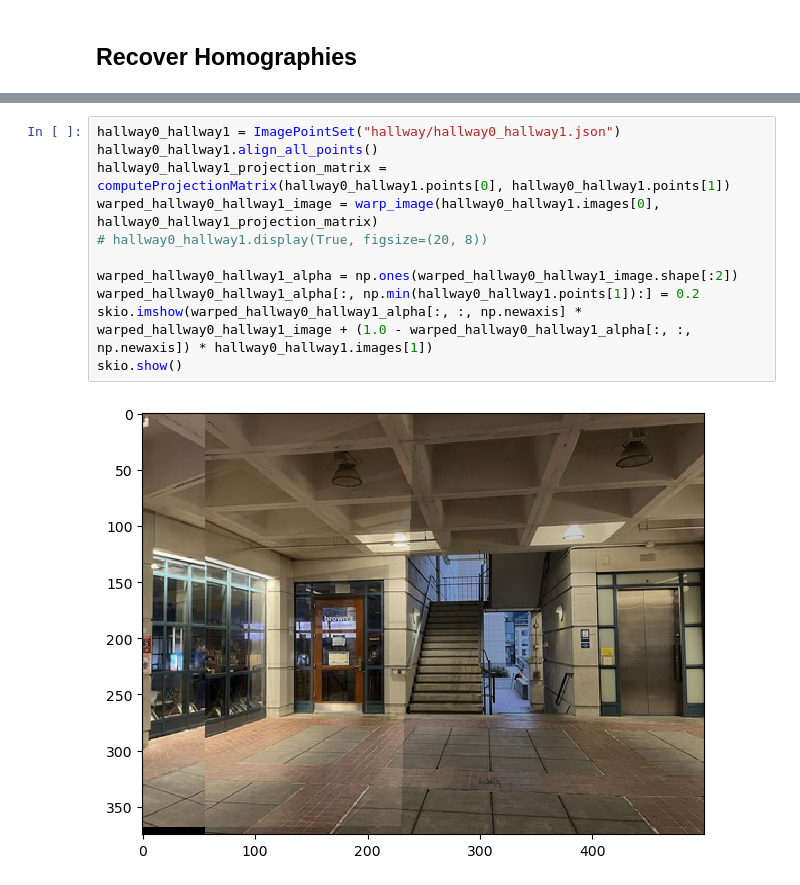
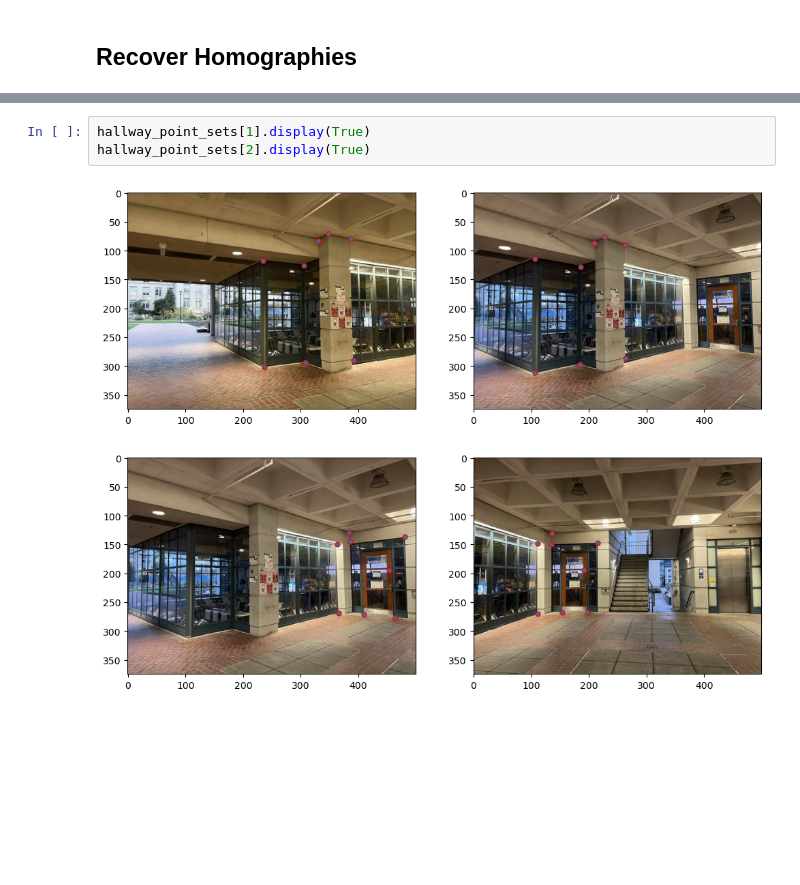
Before and after one commit to NAYCal/imageWrapping-Mosaicing, a Jupyter notebook: main.ipynb, the cells around one changed output, grey strips where cells are left out. Saved outputs shown, nothing was run; the diff lists cells and outputs as text; blank space fills up the shorter version.

```diff
--- a/main.ipynb
+++ b/main.ipynb
@@ -94,13 +131,6 @@ for i in range(len(warped_hallway_projections)):
-# %%
-hallway0_hallway1 = ImagePointSet("hallway/hallway0_hallway1.json")
-hallway0_hallway1.align_all_points()
-hallway0_hallway1_projection_matrix = computeProjectionMatrix(hallway0_hallway1.points[0], hallway0_hallway1.points[1])
-warped_hallway0_hallway1_image = warp_image(hallway0_hallway1.images[0], hallway0_hallway1_projection_matrix)
-# hallway0_hallway1.display(True, figsize=(20, 8))
-
-warped_hallway0_hallway1_alpha = np.ones(warped_hallway0_hallway1_image.shape[:2])
-warped_hallway0_hallway1_alpha[:, np.min(hallway0_hallway1.points[1]):] = 0.2
-skio.imshow(warped_hallway0_hallway1_alpha[:, :, np.newaxis] * warped_hallway0_hallway1_image + (1.0 - warped_hallway0_hallway1_alpha[:, :, np.newaxis]) * hallway0_hallway1.images[1])
-skio.show()
-# %% [output]
-[figure, removed]
+# %%
+hallway_point_sets[1].display(True)
+hallway_point_sets[2].display(True)
+# %% [output]
+[figure, added]
+[figure, added]
```
Also changed, not shown: parts of 6 cells of this notebook, 3 other files.
